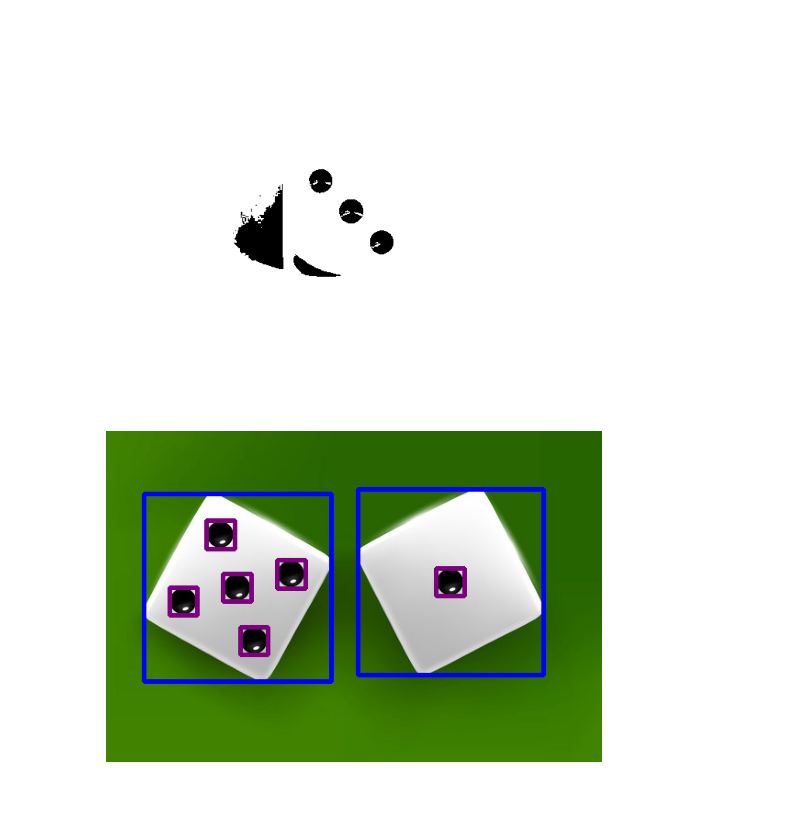
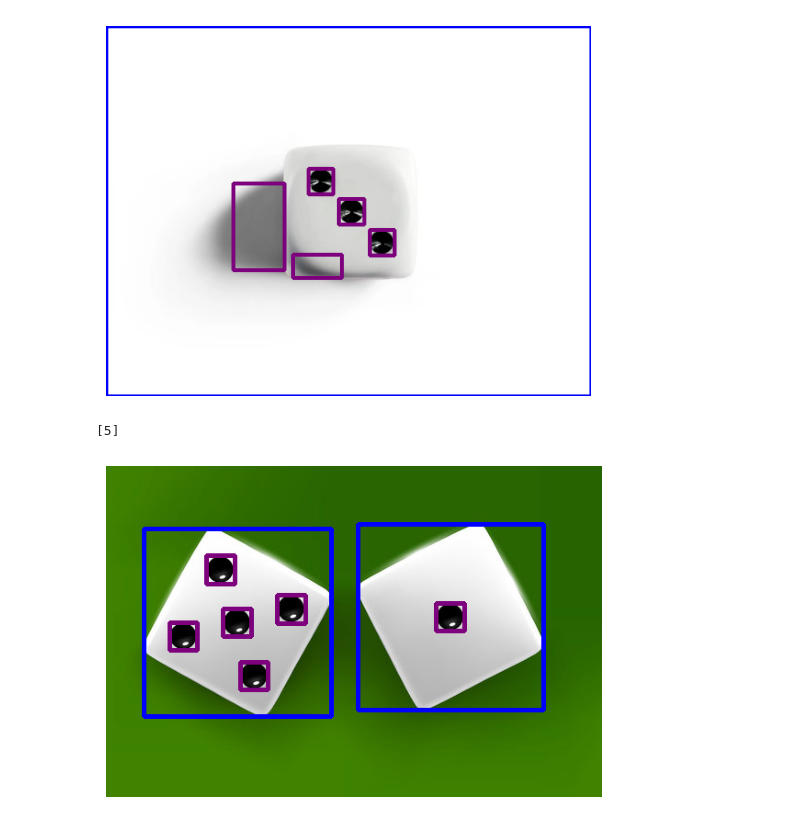
Before and after one commit to TaRa1999R/Image_Processing, a Jupyter notebook: assignment33/2.ipynb, the cells around one changed output. Saved outputs shown, nothing was run; the diff lists cells and outputs as text; code cells hidden in the pictures.

```diff
--- a/assignment33/2.ipynb
+++ b/assignment33/2.ipynb
@@ -2,17 +2,33 @@
 import cv2
 import numpy as np
 import matplotlib.pyplot as plt
-# %%
-img_one = cv2.imread ("inputs\input_2_1D.png")
-one_gray = cv2.cvtColor (img_one , cv2.COLOR_BGR2GRAY)
-
-_ , one_thresh = cv2.threshold (one_gray , 120 , 255 , cv2.THRESH_BINARY)
-
-plt.axis ("off")
-plt.imshow (one_thresh , cmap = "gray")
-plt.show ()
-# %% [output]
-[figure, removed]
+# %%
+img_one = cv2.imread ("inputs\input_2_1D.png")
+one_gray = cv2.cvtColor (img_one , cv2.COLOR_BGR2GRAY)
+dices_number_1 = []
+
+_ , one_thresh = cv2.threshold (one_gray , 120 , 255 , cv2.THRESH_BINARY)
+contours_1 , hierarchy_1 = cv2.findContours (one_thresh , cv2.RETR_TREE , cv2.CHAIN_APPROX_SIMPLE)
+for i in range (len(hierarchy_1[0])) :
+    if hierarchy_1[0][i][3] == -1 :
+        x , y , w , h = cv2.boundingRect (contours_1[i])
+        cv2.rectangle (img_one , (x , y) , (x + w , y + h) , (0 , 0 , 255) , 3)
+        n = 0
+        for j in range (len (hierarchy_1[0])) :
+            if hierarchy_1[0][j][3] == i :
+                if cv2.contourArea (contours_1[j]) > 100 :
+                    x , y , w , h = cv2.boundingRect (contours_1[j])
+                    cv2.rectangle (img_one , (x , y) , (x + w , y + h) , (125 , 0 , 125) , 3)
+                    n += 1
+        dices_number_1.append (n)
+
+plt.axis ("off")
+plt.imshow (img_one , cmap = "gray")
+plt.show ()
+print (dices_number_1)
+# %% [output]
+[figure, added]
+[5]
 # %%
 img_two = cv2.imread ("inputs\input_2_2D.png")
 two_gray = cv2.cvtColor (img_two , cv2.COLOR_BGR2GRAY)
```
Also changed, not shown: parts of 3 cells of this notebook.
